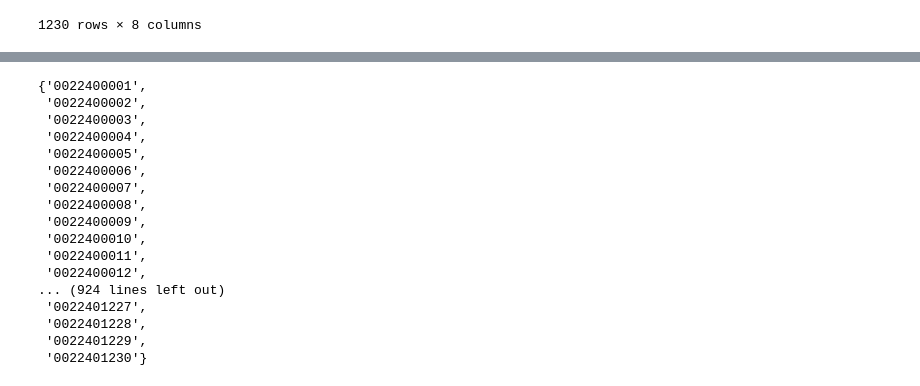
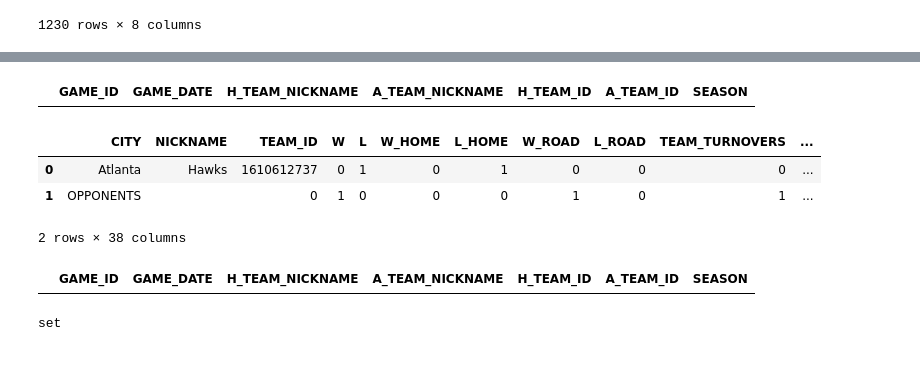
Before and after one commit to Andres-boullosa/nba-data-analytics, a Jupyter notebook: databaseinicialization.ipynb, the cells around one changed output, grey strips where cells are left out. Cells and saved outputs as stored; diff of their text form; code cells hidden in the pictures.

```diff
--- a/databaseinicialization.ipynb
+++ b/databaseinicialization.ipynb
@@ -414,0 +471,39 @@ OperationalError: table GAMES has no column named MATCHUP
+# %%
+import pandas as pd
+import sqlite3
+DATABASE_NAME = "NBA_DATA.db"
+conexion = sqlite3.connect(DATABASE_NAME)
+
+cursor = conexion.cursor()
+game_id_to_search = '0022101207'
+query = "SELECT * FROM GAMES WHERE GAME_ID = ?"
+
+games_with_id = pd.read_sql_query(query, conexion, params=(game_id_to_search,))
+
+games_with_id
+# %% [output]
+|  | GAME_ID | GAME_DATE | H_TEAM_NICKNAME | A_TEAM_NICKNAME | H_TEAM_ID | A_TEAM_ID | SEASON |
+# %%
+from nba_api.stats.endpoints import cumestatsteamgames, cumestatsteam
+import json
+
+gameStats = cumestatsteam.CumeStatsTeam(game_ids='0022401229',league_id ="00",
+                                                season='2024-25',season_type_all_star="Regular Season",
+                                                team_id = '1610612737').get_normalized_json()
+
+df = pd.DataFrame(json.loads(gameStats)['TotalTeamStats'])
+
+df['HOME_FLAG'] = df['CITY'].apply(lambda x: 0 if x == 'OPPONENTS' else 1)
+df['AWAY_FLAG'] = df['CITY'].apply(lambda x: 1 if x == 'OPPONENTS' else 0)
+
+# Rellenar las columnas W_HOME, L_HOME, W_ROAD, L_ROAD
+df['W_HOME'] = df.apply(lambda row: row['W'] if row['HOME_FLAG'] == 1 else 0, axis=1)
+df['L_HOME'] = df.apply(lambda row: row['L'] if row['HOME_FLAG'] == 1 else 0, axis=1)
+df['W_ROAD'] = df.apply(lambda row: row['W'] if row['AWAY_FLAG'] == 1 else 0, axis=1)
+df['L_ROAD'] = df.apply(lambda row: row['L'] if row['AWAY_FLAG'] == 1 else 0, axis=1)
+df
+# %% [output]
+|  | CITY | NICKNAME | TEAM_ID | W | L | W_HOME | L_HOME | W_ROAD | L_ROAD | TEAM_TURNOVERS | ... |
+| 0 | Atlanta | Hawks | 1610612737 | 0 | 1 | 0 | 1 | 0 | 0 | 0 | ... |
+| 1 | OPPONENTS |  | 0 | 1 | 0 | 0 | 0 | 1 | 0 | 1 | ... |
+2 rows × 38 columns
@@ -414,0 +528,4 @@ OperationalError: table GAMES has no column named MATCHUP
+# %%
+games_without_stats
+# %% [output]
+|  | GAME_ID | GAME_DATE | H_TEAM_NICKNAME | A_TEAM_NICKNAME | H_TEAM_ID | A_TEAM_ID | SEASON |
@@ -415,27 +535,19 @@ OperationalError: table GAMES has no column named MATCHUP
 # %%
 import sqlite3
-conexion = sqlite3.connect("NBA_DATA.db")
+import pandas as pd
+from nba_api.stats.static import teams
 
+teamLookup = pd.DataFrame(teams.get_teams())
+teamLookup = teamLookup.rename(columns={"id": "TEAM_ID", "nickname": "TEAM_NICKNAME", "full_name": "FULL_NAME", "abbreviation": "ABBREVIATION", "city": "CITY", "state": "STATE"}).drop(columns='year_founded')
+season = 2024
+scheduleFrame = getSeasonScheduleFrame(season, 'Regular Season', teamLookup)
+
+conexion = sqlite3.connect('NBA_DATA.db')
 cursor = conexion.cursor()
 cursor.execute("SELECT GAME_ID FROM GAMES")
 existing_game_ids = set(row[0] for row in cursor.fetchall())
-new_games = scheduleFrame[~scheduleFrame['GAME_ID'].isin(existing_game_ids)]
-print(f"Nuevos juegos a insertar: {len(new_games)}")
+new_games = scheduleFrame[~scheduleFrame['GAME_ID'].isin(existing_game_ids)].rename(columns={"HOME_TEAM_NICKNAME": "H_TEAM_NICKNAME", "HOME_TEAM_ID": "H_TEAM_ID",
+                                                   "AWAY_TEAM_NICKNAME": "A_TEAM_NICKNAME", "AWAY_TEAM_ID": "A_TEAM_ID"}).drop(columns='MATCHUP')
+type(existing_game_ids)
 # %% [output]
-{'0022400001',
- '0022400002',
- '0022400003',
- '0022400004',
- '0022400005',
- '0022400006',
- '0022400007',
- '0022400008',
- '0022400009',
- '0022400010',
- '0022400011',
- '0022400012',
-... (924 lines left out)
- '0022401227',
- '0022401228',
- '0022401229',
- '0022401230'}
+set
```
Also changed, not shown: parts of 12 cells of this notebook, 5 other files.
